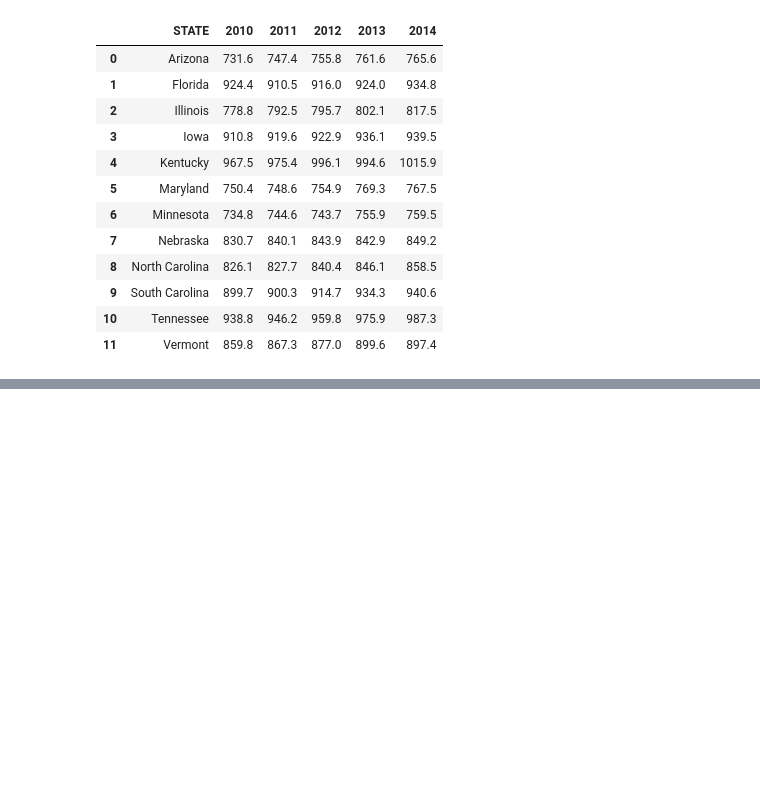
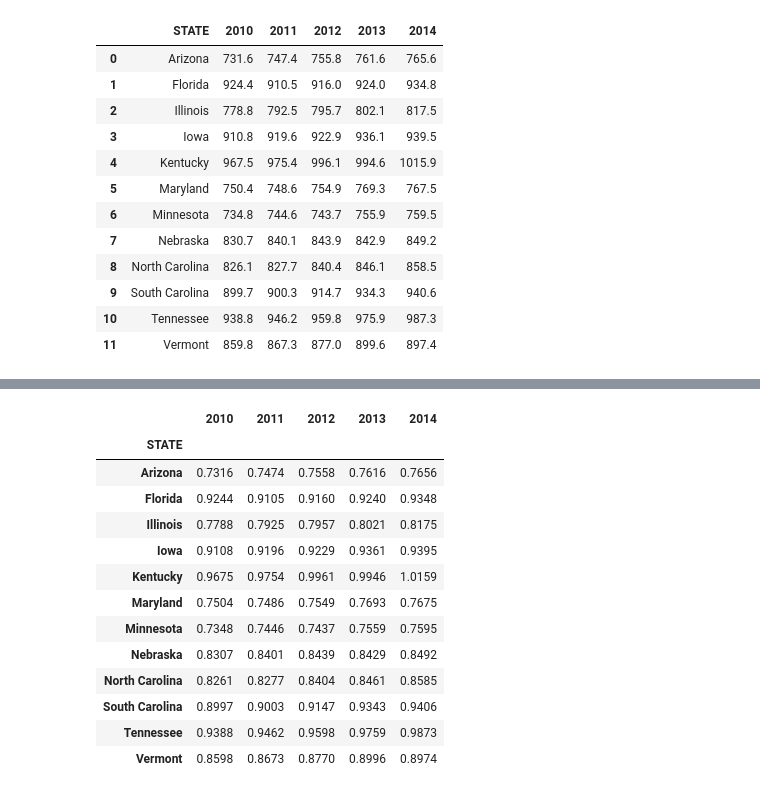
Before and after one commit to TJL30308/DREAM_Project, a Jupyter notebook: Mortality Visuals.ipynb, the cells around one changed output, grey strips where cells are left out. Saved outputs shown, nothing was run; the diff lists cells and outputs as text; code cells hidden in the pictures; blank space fills up the shorter version.

```diff
--- a/Mortality Visuals.ipynb
+++ b/Mortality Visuals.ipynb
@@ -33,0 +49,17 @@ No handles with labels found to put in legend.
+# %%
+mortality_df / 1000
+# %% [output]
+|  | 2010 | 2011 | 2012 | 2013 | 2014 |
+| STATE |  |  |  |  |  |
+| Arizona | 0.7316 | 0.7474 | 0.7558 | 0.7616 | 0.7656 |
+| Florida | 0.9244 | 0.9105 | 0.9160 | 0.9240 | 0.9348 |
+| Illinois | 0.7788 | 0.7925 | 0.7957 | 0.8021 | 0.8175 |
+| Iowa | 0.9108 | 0.9196 | 0.9229 | 0.9361 | 0.9395 |
+| Kentucky | 0.9675 | 0.9754 | 0.9961 | 0.9946 | 1.0159 |
+| Maryland | 0.7504 | 0.7486 | 0.7549 | 0.7693 | 0.7675 |
+| Minnesota | 0.7348 | 0.7446 | 0.7437 | 0.7559 | 0.7595 |
+| Nebraska | 0.8307 | 0.8401 | 0.8439 | 0.8429 | 0.8492 |
+| North Carolina | 0.8261 | 0.8277 | 0.8404 | 0.8461 | 0.8585 |
+| South Carolina | 0.8997 | 0.9003 | 0.9147 | 0.9343 | 0.9406 |
+| Tennessee | 0.9388 | 0.9462 | 0.9598 | 0.9759 | 0.9873 |
+| Vermont | 0.8598 | 0.8673 | 0.8770 | 0.8996 | 0.8974 |
```
Also changed, not shown: parts of 3 cells of this notebook, 1 other file.
